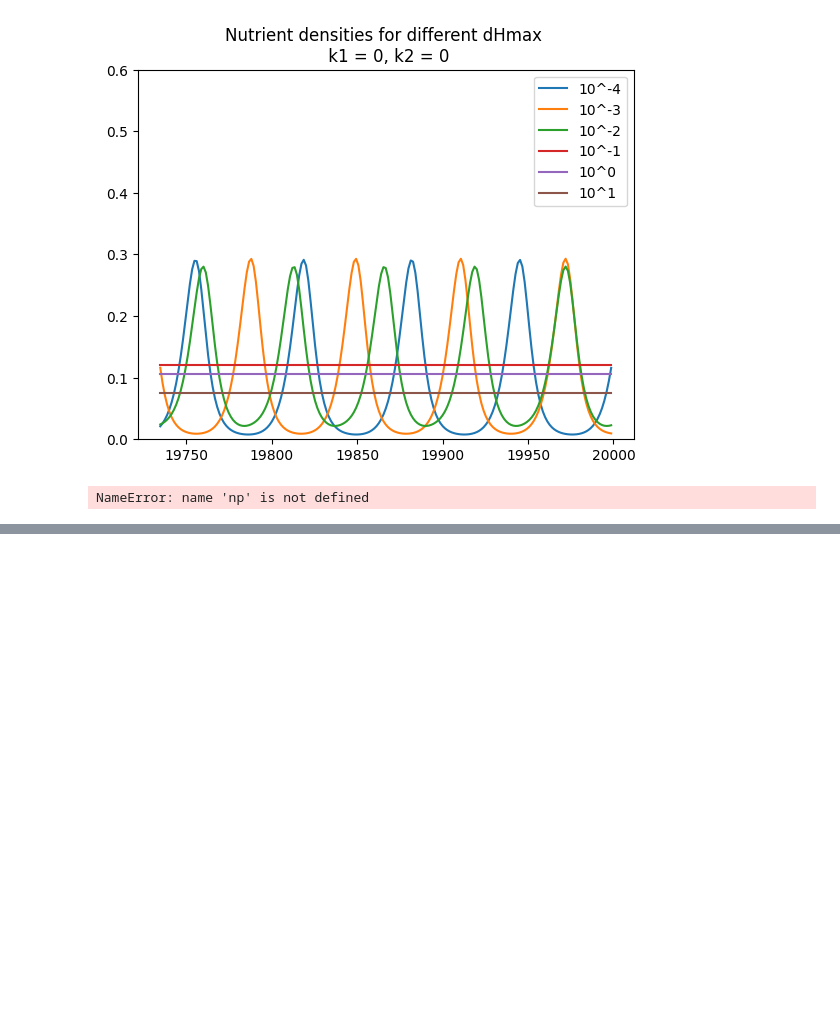
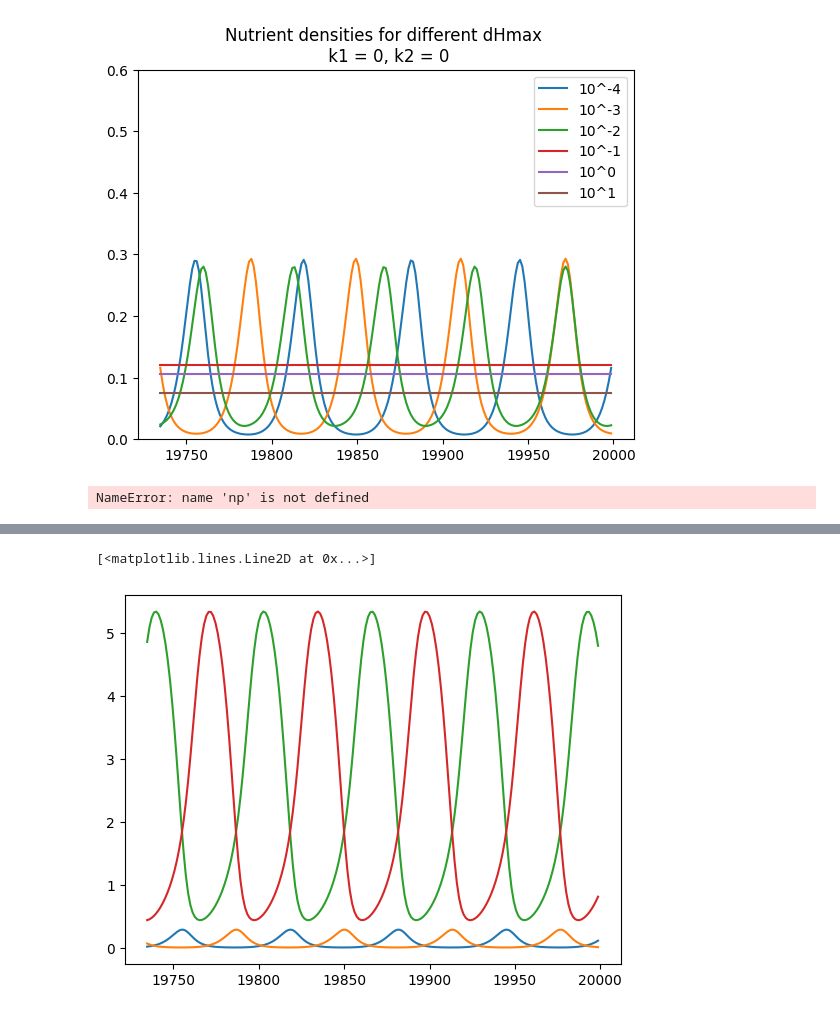
Before and after one commit to rbnmj/turingmodel, a Jupyter notebook: main.ipynb, the cells around one changed output, grey strips where cells are left out. Cells and saved outputs as stored; diff of their text form; code cells hidden in the pictures; blank space fills up the shorter version.

```diff
--- a/main.ipynb
+++ b/main.ipynb
@@ -1147,0 +1189,17 @@ NameError: name 'np' is not defined
+# %%
+t_end = 20000
+number_steps = 15000
+t = np.linspace(0, t_end, number_steps)
+k_1 = 0
+k_2 = 0
+
+#var = [N_a, N_b, A_a, A_b, H_1a, H_1b, H_2a, H_2b]
+var0 = [2, 2.5, 2.5, 2, 0.08, 0.4, 0.08, 0.4, 0, 0, 0, 0, 0, 0]
+var = []
+d_Hmax1 = 10**-4
+d_Hmax2 = d_Hmax1
+model = tm(var0, t, k_1, k_2, d_Hmax1, d_Hmax2)
+var = integ.odeint(tm.equations_wrapper, var0, t, args=(model,))
+# %% [output]
+[<matplotlib.lines.Line2D at 0x...>]
+[figure, added]
```
Also changed, not shown: parts of 5 cells of this notebook.
